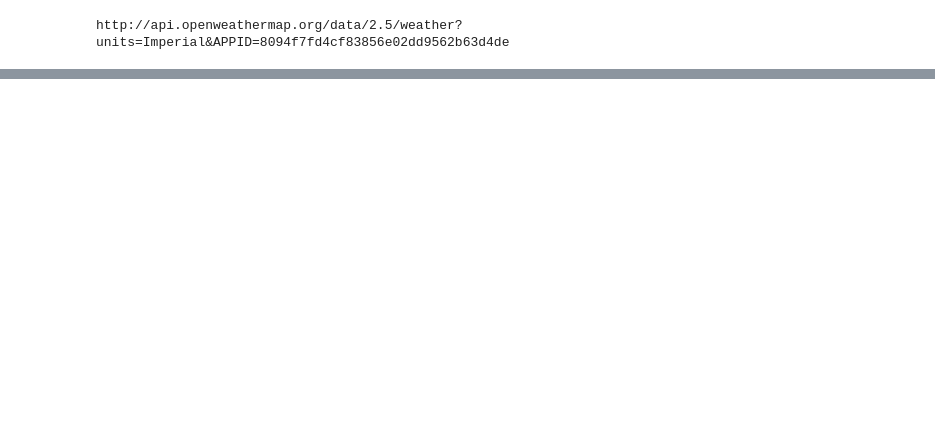
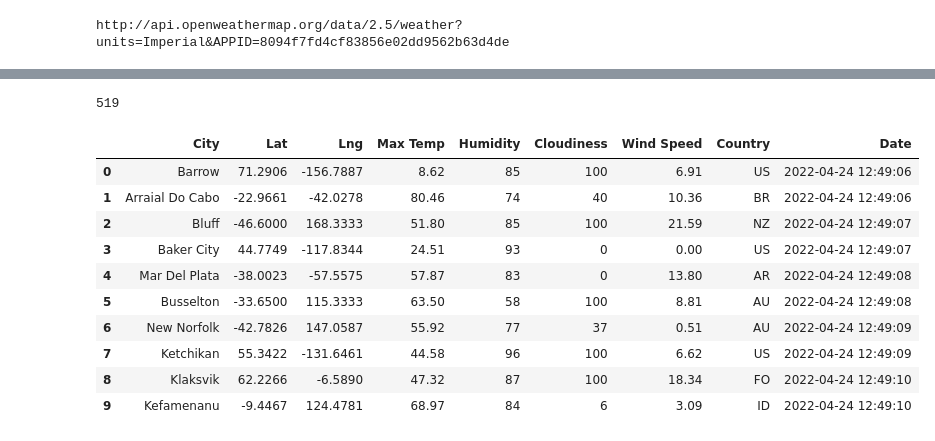
Before and after one commit to RebeccaA79/World_Weather_Analysis, a Jupyter notebook: WeatherPy.ipynb, the cells around one changed output, grey strips where cells are left out. Drawn from its saved outputs; the diff is of its cells as text; code cells hidden in the pictures; blank space fills up the shorter version.

```diff
--- a/WeatherPy.ipynb
+++ b/WeatherPy.ipynb
@@ -115,0 +130,21 @@ NameError: name 'cities' is not defined
+# %%
+# tally the number of cities in the city_data array of dictionaries using the len() function. 6.2.6
+len(city_data)
+# %% [output]
+519
+# %%
+# Convert the array of dictionaries to a Pandas DataFrame. 6.2.7
+city_data_df = pd.DataFrame(city_data)
+city_data_df.head(10)
+# %% [output]
+|  | City | Lat | Lng | Max Temp | Humidity | Cloudiness | Wind Speed | Country | Date |
+| 0 | Barrow | 71.2906 | -156.7887 | 8.62 | 85 | 100 | 6.91 | US | 2022-04-24 12:49:06 |
+| 1 | Arraial Do Cabo | -22.9661 | -42.0278 | 80.46 | 74 | 40 | 10.36 | BR | 2022-04-24 12:49:06 |
+| 2 | Bluff | -46.6000 | 168.3333 | 51.80 | 85 | 100 | 21.59 | NZ | 2022-04-24 12:49:07 |
+| 3 | Baker City | 44.7749 | -117.8344 | 24.51 | 93 | 0 | 0.00 | US | 2022-04-24 12:49:07 |
+| 4 | Mar Del Plata | -38.0023 | -57.5575 | 57.87 | 83 | 0 | 13.80 | AR | 2022-04-24 12:49:08 |
+| 5 | Busselton | -33.6500 | 115.3333 | 63.50 | 58 | 100 | 8.81 | AU | 2022-04-24 12:49:08 |
+| 6 | New Norfolk | -42.7826 | 147.0587 | 55.92 | 77 | 37 | 0.51 | AU | 2022-04-24 12:49:09 |
+| 7 | Ketchikan | 55.3422 | -131.6461 | 44.58 | 96 | 100 | 6.62 | US | 2022-04-24 12:49:09 |
+| 8 | Klaksvik | 62.2266 | -6.5890 | 47.32 | 87 | 100 | 18.34 | FO | 2022-04-24 12:49:10 |
+| 9 | Kefamenanu | -9.4467 | 124.4781 | 68.97 | 84 | 6 | 3.09 | ID | 2022-04-24 12:49:10 |
```
Also changed, not shown: parts of 6 cells of this notebook, 1 other file.
